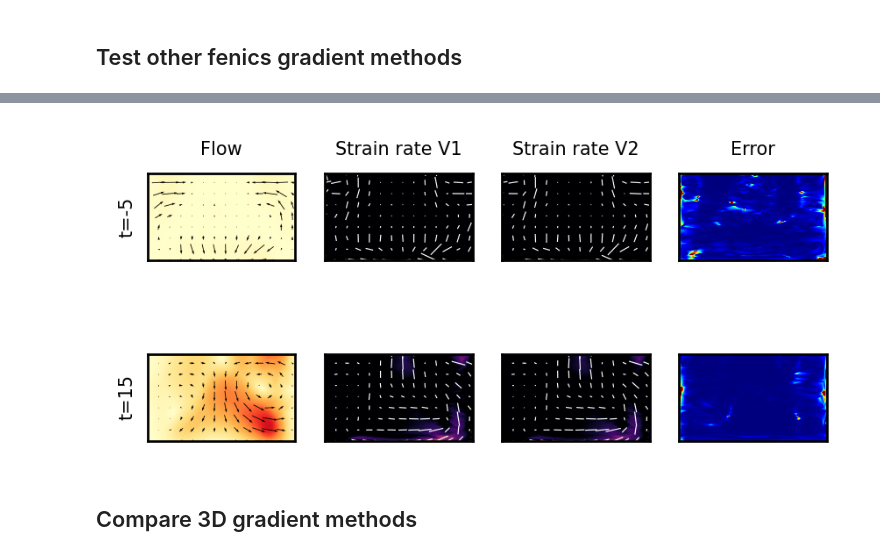
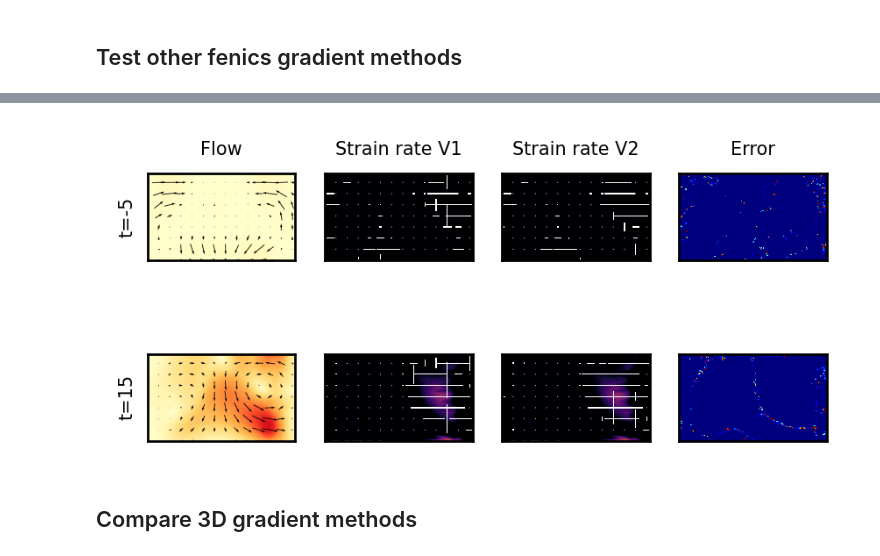
Before and after one commit to jcolen/drosophila_morphogenesis, a Jupyter notebook: CompareGradientMethods.ipynb, the cells around one changed output, grey strips where cells are left out. Saved outputs shown, nothing was run; the diff lists cells and outputs as text; code cells hidden in the pictures.

```diff
--- a/CompareGradientMethods.ipynb
+++ b/CompareGradientMethods.ipynb
@@ -202,54 +297,16 @@ from utils.geometry.fenics_utils import *
 from utils.forecasting.transforms import EmbryoGradient, CovariantEmbryoGradient
 from utils.geometry.geometry_utils import *
 
-from fenics import Mesh, VectorElement, TensorElement, FunctionSpace
+from fenics import Mesh, VectorElement, TensorElement, MixedElement, FunctionSpace
 from fenics import dof_to_vertex_map, vertex_to_dof_map
 from fenics import project, grad, div, solve
 
-mesh_name='embryo_coarse_noll'
+mesh_name='embryo_poles_noll'
 
 interp   = MeshInterpolator(mesh_name, cutoff=0).fit(None)
 tangent  = TangentSpaceTransformer(mesh_name).fit(None)
 gradient0 = FenicsGradient_v1(mesh_name).fit(None, tangent=tangent)
-
-mesh = Mesh(f'{geo_dir}/{mesh_name}.xml')
-v = VectorElement('CG', mesh.ufl_cell(), 1)
-t = TensorElement('CG', mesh.ufl_cell(), 1)
-V = FunctionSpace(mesh, v)
-T = FunctionSpace(mesh, t)
-
-d2v_V = dof_to_vertex_map(V)
-d2v_T = dof_to_vertex_map(T)
-v2d_V = vertex_to_dof_map(V).reshape([-1, 3]).T.flatten()
-v2d_T = vertex_to_dof_map(T).reshape([-1, 9]).T.flatten()
-
-#Precompute grad(v) problem
-A = np.array(assemble(inner(TrialFunction(T), TestFunction(T)) * dx).array())
-b1 = np.array(assemble(inner(grad(TrialFunction(V)), TestFunction(T)) * dx).array())
-b1 = sparse.csr_matrix(b1)
-A1 = A @ np.ones(A.shape[1])
-A1 = 1. / A1
-
-#Precompute div(m) problem
-A = np.array(assemble(inner(TrialFunction(V), TestFunction(V)) * dx).array())
-b2 = np.array(assemble(inner(div(TrialFunction(T)), TestFunction(V)) * dx).array())
-b2 = sparse.csr_matrix(b2)
-A2 = A @ np.ones(A.shape[1])
-A2 = 1. / A2
-
-A1 = A1[v2d_T]
-b1 = b1[v2d_T, :]
-b1 = b1[:, v2d_V]
-
-A2 = A2[v2d_V]
-b2 = b2[v2d_V, :]
-b2 = b2[:, v2d_T]
-
-from scipy import sparse
-b1 = sparse.csr_matrix(b1)
-b2 = sparse.csr_matrix(b2)
-
-
+gradient1 = FenicsGradient_v3(mesh_name).fit(None, tangent=tangent)
 
 plt.rcParams['font.size'] = 6
 plt.rcParams['axes.titlesize'] = 6
@@ -269,37 +326,10 @@ ax2[0, 3].set_title('Error');
 def gradients_3D(m, v, gradient):
     div_m = np.einsum('ij...j->i...', gradient.transform(m))
     d1_v = gradient.transform(v)
-    E = 0.5 * (np.einsum('i...j->ij...', d1_v) + np.einsum('j...i->ij...', d1_v))
-
-    if div_m.shape[0] == 3:
-        div_m = tangent.inverse_transform(div_m)
-        E = tangent.inverse_transform(E)
+    E = 0.5 * (np.einsum('i...j->ij...', d1_v) - np.einsum('j...i->ij...', d1_v))
 
     div_m = interp.inverse_transform(div_m)
     E     = interp.inverse_transform(E)
-
-    return div_m, E
-
-def gradients_fenics(m0, v0):
-    m0 = tangent.transform(m0).flatten()
-    v0 = tangent.transform(v0).flatten()
-
-
-    d1_v, div_m = Function(T), Function(V)
-
-    #Use pre-computed assembled matrices
-    d1_v  = (b1 @ v0) * A1
-    div_m = (b2 @ m0) * A2_diag
-
-    d1_v  = d1_v.reshape([3, 3, -1])
-    div_m = div_m.reshape([3, -1])
-    E = 0.5 * (np.einsum('ij...->ij...', d1_v) + np.einsum('ji...->ij...', d1_v))
-
-    E = tangent.inverse_transform(E) / gradient0.pixel_scale
-    div_m = tangent.inverse_transform(div_m) / gradient0.pixel_scale
-
-    div_m = interp.inverse_transform(div_m)
-    E = interp.inverse_transform(E)
 
     return div_m, E
 
@@ -315,12 +345,12 @@ for i, t in enumerate([5, 25]):
     m0 = interp.transform(m0)
     v0 = interp.transform(v0)
 
-    %timeit gradients_fenics(m0, v0)
-    div_m1, E1 = gradients_fenics(m0, v0)
-
-
     %timeit gradients_3D(m0, v0, gradient0)
     div_m0, E0 = gradients_3D(m0, v0, gradient0)
+
+    %timeit gradients_3D(m0, v0, gradient1)
+    div_m1, E1 = gradients_3D(m0, v0, gradient1)
+    E1 = -E1
 
     print(f't = {t}\tMean div(m): {np.mean(np.linalg.norm(div_m0, axis=0)):.3g}\tMean strain rate: {np.mean(np.linalg.norm(E0, axis=(0, 1))):.3g}')
     print(f't = {t}\tMean div(m): {np.mean(np.linalg.norm(div_m1, axis=0)):.3g}\tMean strain rate: {np.mean(np.linalg.norm(E1, axis=(0, 1))):.3g}')
@@ -341,7 +371,6 @@ for i, t in enumerate([5, 25]):
     color_2D(ax1[i, 3], mean_norm_residual(div_m0[None], div_m1[None]), vmin=0, vmax=1, cmap='jet')
     color_2D(ax2[i, 3], mean_norm_residual(E0[None], E1[None]), vmin=0, vmax=1, cmap='jet')
 
-
     ax1[i, 0].set_ylabel('t=%d' % tt)
     ax2[i, 0].set_ylabel('t=%d' % tt)
 # %% [output]
@@ -365,4 +396,4 @@ t = 25  Mean div(m): 0.000996   Mean strain rate: 0.0425
-[figure, old version]
+[figure, new version]
 # %% [markdown]
 ## Compare 3D gradient methods
 # %%
```
Also changed, not shown: parts of 5 cells of this notebook, 4 other files.
